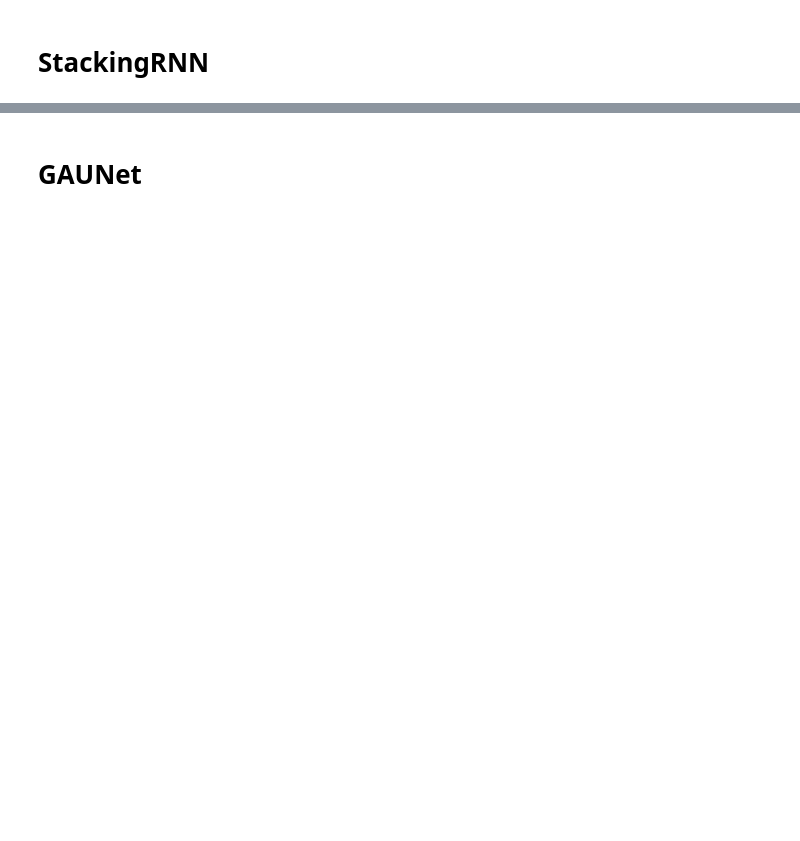
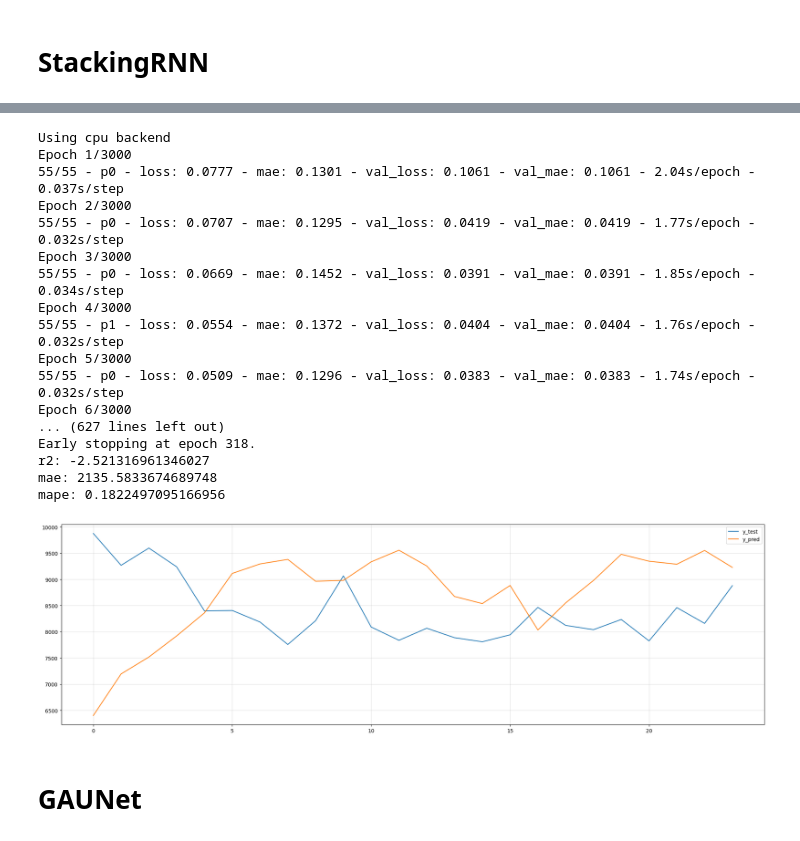
Before and after one commit to BirchKwok/spinesTS, a Jupyter notebook: examples/nn.ipynb, the cells around one changed output, grey strips where cells are left out. Drawn from its saved outputs; the diff is of its cells as text; code cells hidden in the pictures; blank space fills up the shorter version.

```diff
--- a/examples/nn.ipynb
+++ b/examples/nn.ipynb
@@ -60,3 +117,35 @@ mape: 0.022801455647807733
+# %%
+model = StackingRNN(128, 24, random_seed=42, loss_fn='mae', learning_rate=0.001, dropout=0.1, diff_n=0,
+                    stack_num=6, num_layers=1, bidirectional=True, device='cpu')
+model.fit(x_train, y_train, eval_set=(x_test, y_test), batch_size=32,
+             min_delta=0, patience=100, epochs=3000, verbose=True, lr_scheduler=None)
+y_pred_inverse = scaler2.inverse_transform(model.predict(x_test))
+
+y_test_inverse = scaler2.inverse_transform(y_test)
+
+print(f"r2: {r2_score(y_test_inverse.T, y_pred_inverse.T)}")
+print(f"mae: {mean_absolute_error(y_test_inverse, y_pred_inverse)}")
+print(f"mape: {mean_absolute_percentage_error(y_test_inverse, y_pred_inverse)}")
+a = plot2d(y_test_inverse, y_pred_inverse, eval_slices='[-1]', labels=['y_test', 'y_pred'], figsize=(20, 6))
+# %% [output]
+Using cpu backend
+Epoch 1/3000
+55/55 - p0 - loss: 0.0777 - mae: 0.1301 - val_loss: 0.1061 - val_mae: 0.1061 - 2.04s/epoch - 0.037s/step
+Epoch 2/3000
+55/55 - p0 - loss: 0.0707 - mae: 0.1295 - val_loss: 0.0419 - val_mae: 0.0419 - 1.77s/epoch - 0.032s/step
+Epoch 3/3000
+55/55 - p0 - loss: 0.0669 - mae: 0.1452 - val_loss: 0.0391 - val_mae: 0.0391 - 1.85s/epoch - 0.034s/step
+Epoch 4/3000
+55/55 - p1 - loss: 0.0554 - mae: 0.1372 - val_loss: 0.0404 - val_mae: 0.0404 - 1.76s/epoch - 0.032s/step
+Epoch 5/3000
+55/55 - p0 - loss: 0.0509 - mae: 0.1296 - val_loss: 0.0383 - val_mae: 0.0383 - 1.74s/epoch - 0.032s/step
+Epoch 6/3000
+... (627 lines left out)
+Early stopping at epoch 318.
+r2: -2.521316961346027
+mae: 2135.5833674689748
+mape: 0.1822497095166956
+[figure, added]
 # %% [markdown]
 # GAUNet
 # %%
```
Also changed, not shown: parts of 8 cells of this notebook, 1 other file.
